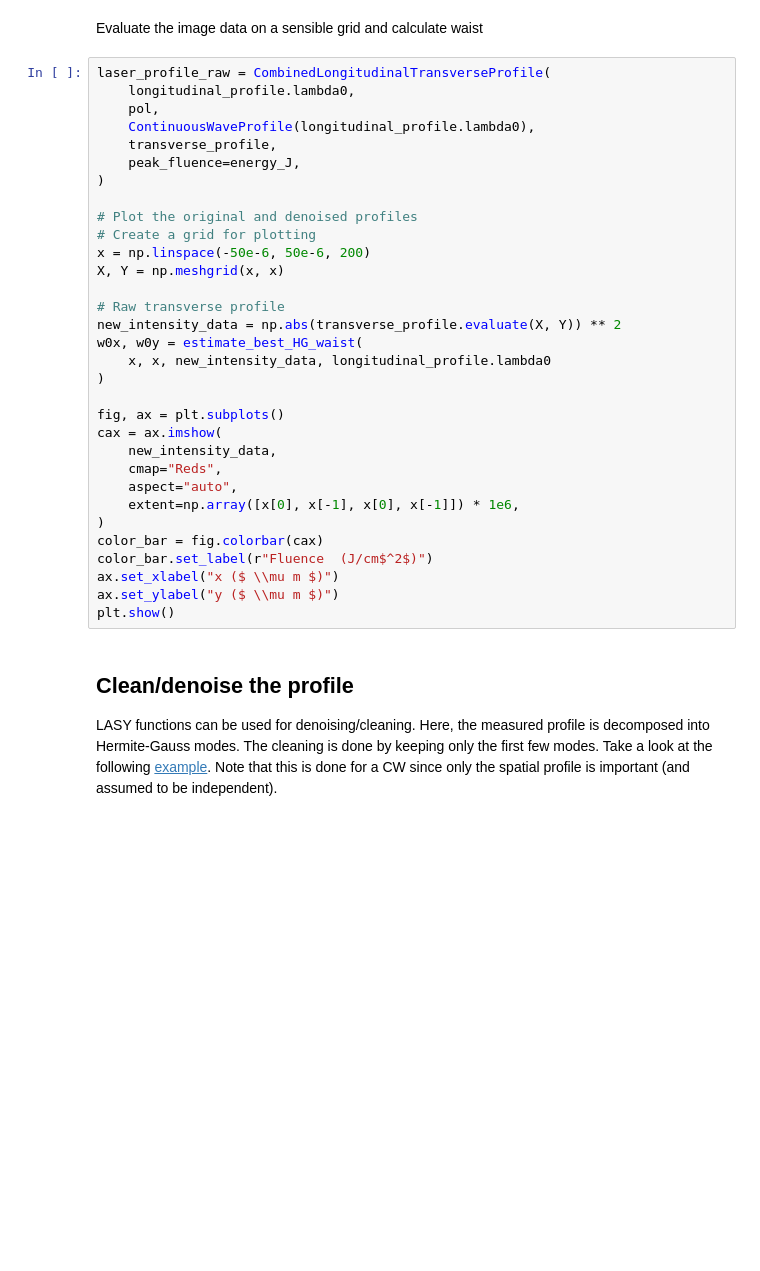
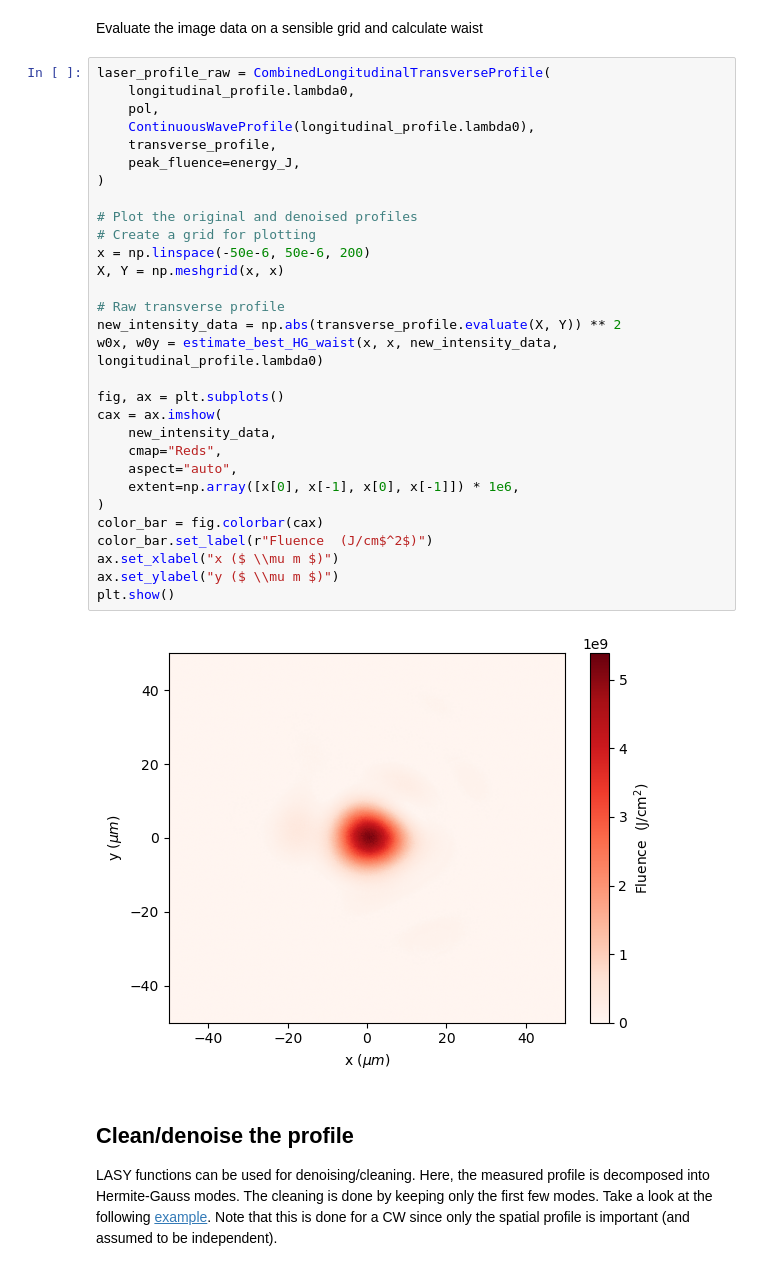
Before and after one commit to LASY-org/lasy, a Jupyter notebook: docs/source/tutorials/denoised_laser.ipynb, the cells around one changed output. Cells and saved outputs as stored; diff of their text form; blank space fills up the shorter version.

```diff
--- a/docs/source/tutorials/denoised_laser.ipynb
+++ b/docs/source/tutorials/denoised_laser.ipynb
@@ -146,35 +153,35 @@ Evaluate the image data on a sensible grid and calculate waist
 # %%
 laser_profile_raw = CombinedLongitudinalTransverseProfile(
     longitudinal_profile.lambda0,
     pol,
     ContinuousWaveProfile(longitudinal_profile.lambda0),
     transverse_profile,
     peak_fluence=energy_J,
 )
 
 # Plot the original and denoised profiles
 # Create a grid for plotting
 x = np.linspace(-50e-6, 50e-6, 200)
 X, Y = np.meshgrid(x, x)
 
 # Raw transverse profile
 new_intensity_data = np.abs(transverse_profile.evaluate(X, Y)) ** 2
-w0x, w0y = estimate_best_HG_waist(
-    x, x, new_intensity_data, longitudinal_profile.lambda0
-)
+w0x, w0y = estimate_best_HG_waist(x, x, new_intensity_data, longitudinal_profile.lambda0)
 
 fig, ax = plt.subplots()
 cax = ax.imshow(
     new_intensity_data,
     cmap="Reds",
     aspect="auto",
     extent=np.array([x[0], x[-1], x[0], x[-1]]) * 1e6,
 )
 color_bar = fig.colorbar(cax)
 color_bar.set_label(r"Fluence  (J/cm$^2$)")
 ax.set_xlabel("x ($ \\mu m $)")
 ax.set_ylabel("y ($ \\mu m $)")
 plt.show()
+# %% [output]
+[figure, added]
 # %% [markdown]
 ## Clean/denoise the profile
 LASY functions can be used for denoising/cleaning. Here, the measured profile is decomposed into Hermite-Gauss modes. The cleaning is done by keeping only the first few modes.
```
Also changed, not shown: parts of 3 cells of this notebook.
